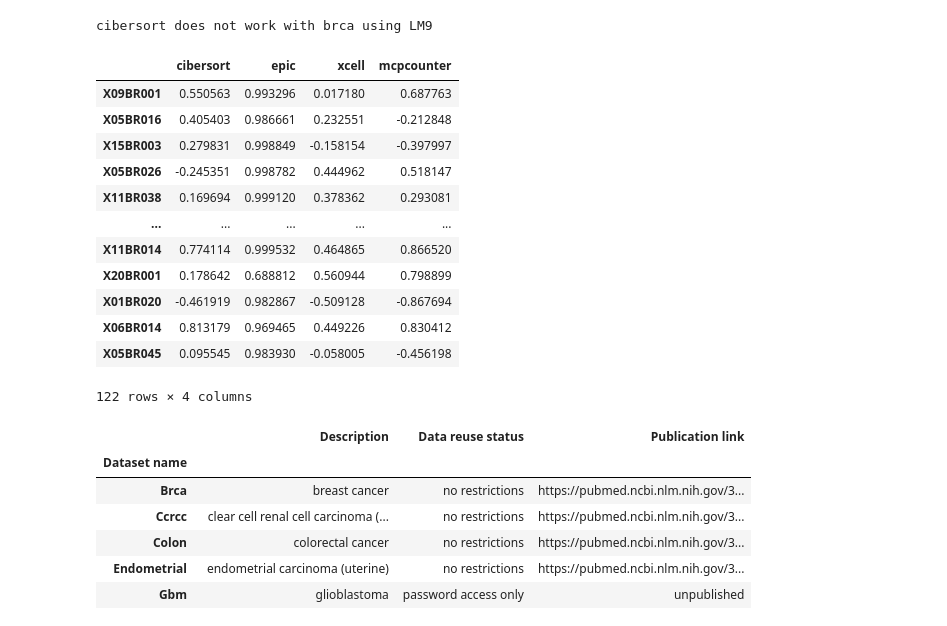
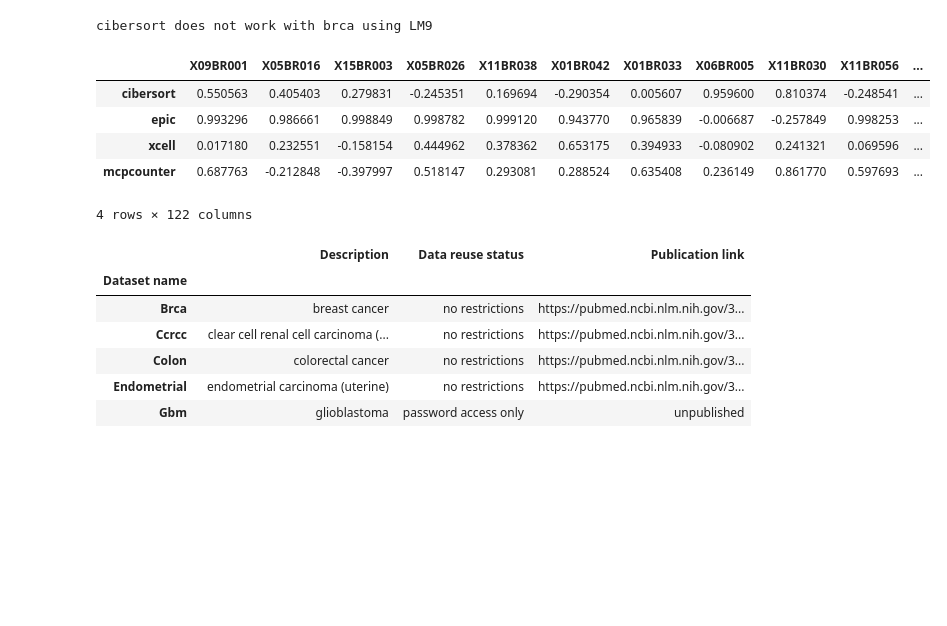
Before and after one commit to PNNL-CompBio/decomprolute, a Jupyter notebook: results/batchRuns.ipynb, the cells around one changed output. Drawn from its saved outputs; the diff is of its cells as text; code cells hidden in the pictures; blank space fills up the shorter version.

```diff
--- a/results/batchRuns.ipynb
+++ b/results/batchRuns.ipynb
@@ -13,6 +13,13 @@ for cancer in cancerTypes:
             subprocess.run(['cwltool', 'eval-' + algo + '-with-correlation.cwl',
                            '--cancerType', cancer, '--signature', '../signature_matrices/' + sig + '.txt'])
             subprocess.run(['mv', 'corr.tsv', cancer + '-' + algo + '-' + sig + '-corr.tsv'])
+# %%
+for cancer in cancerTypes:
+    for algo in algorithms:
+        for sig in sigMatrices:
+            subprocess.run(['cwltool', 'eval-' + algo + '-with-correlationXcelltypes.cwl',
+                           '--cancerType', cancer, '--signature', '../signature_matrices/' + sig + '.txt'])
+            subprocess.run(['mv', 'corrXcelltypes.tsv', cancer + '-' + algo + '-' + sig + '-corrXcelltypes.tsv'])
 # %%
 cancer = 'ovarian'
 algo = 'xcell'
@@ -58,21 +65,14 @@ cibersort does not work with brca using LM9
 # %%
 cancer = cancerTypes[0]; sig = sigMatrices[0]; alo = algorithms[0]
 # %%
-algoPd
+algoPd.transpose()
 # %% [output]
-|  | cibersort | epic | xcell | mcpcounter |
-| X09BR001 | 0.550563 | 0.993296 | 0.017180 | 0.687763 |
-| X05BR016 | 0.405403 | 0.986661 | 0.232551 | -0.212848 |
-| X15BR003 | 0.279831 | 0.998849 | -0.158154 | -0.397997 |
-| X05BR026 | -0.245351 | 0.998782 | 0.444962 | 0.518147 |
-| X11BR038 | 0.169694 | 0.999120 | 0.378362 | 0.293081 |
-| ... | ... | ... | ... | ... |
-| X11BR014 | 0.774114 | 0.999532 | 0.464865 | 0.866520 |
-| X20BR001 | 0.178642 | 0.688812 | 0.560944 | 0.798899 |
-| X01BR020 | -0.461919 | 0.982867 | -0.509128 | -0.867694 |
-| X06BR014 | 0.813179 | 0.969465 | 0.449226 | 0.830412 |
-| X05BR045 | 0.095545 | 0.983930 | -0.058005 | -0.456198 |
+|  | X09BR001 | X05BR016 | X15BR003 | X05BR026 | X11BR038 | X01BR042 | X01BR033 | X06BR005 | X11BR030 | X11BR056 | ... |
+| cibersort | 0.550563 | 0.405403 | 0.279831 | -0.245351 | 0.169694 | -0.290354 | 0.005607 | 0.959600 | 0.810374 | -0.248541 | ... |
+| epic | 0.993296 | 0.986661 | 0.998849 | 0.998782 | 0.999120 | 0.943770 | 0.965839 | -0.006687 | -0.257849 | 0.998253 | ... |
+| xcell | 0.017180 | 0.232551 | -0.158154 | 0.444962 | 0.378362 | 0.653175 | 0.394933 | -0.080902 | 0.241321 | 0.069596 | ... |
+| mcpcounter | 0.687763 | -0.212848 | -0.397997 | 0.518147 | 0.293081 | 0.288524 | 0.635408 | 0.236149 | 0.861770 | 0.597693 | ... |
-122 rows × 4 columns
+4 rows × 122 columns
 # %%
 import cptac
 # %%
```
Also changed, not shown: 7 other files.
